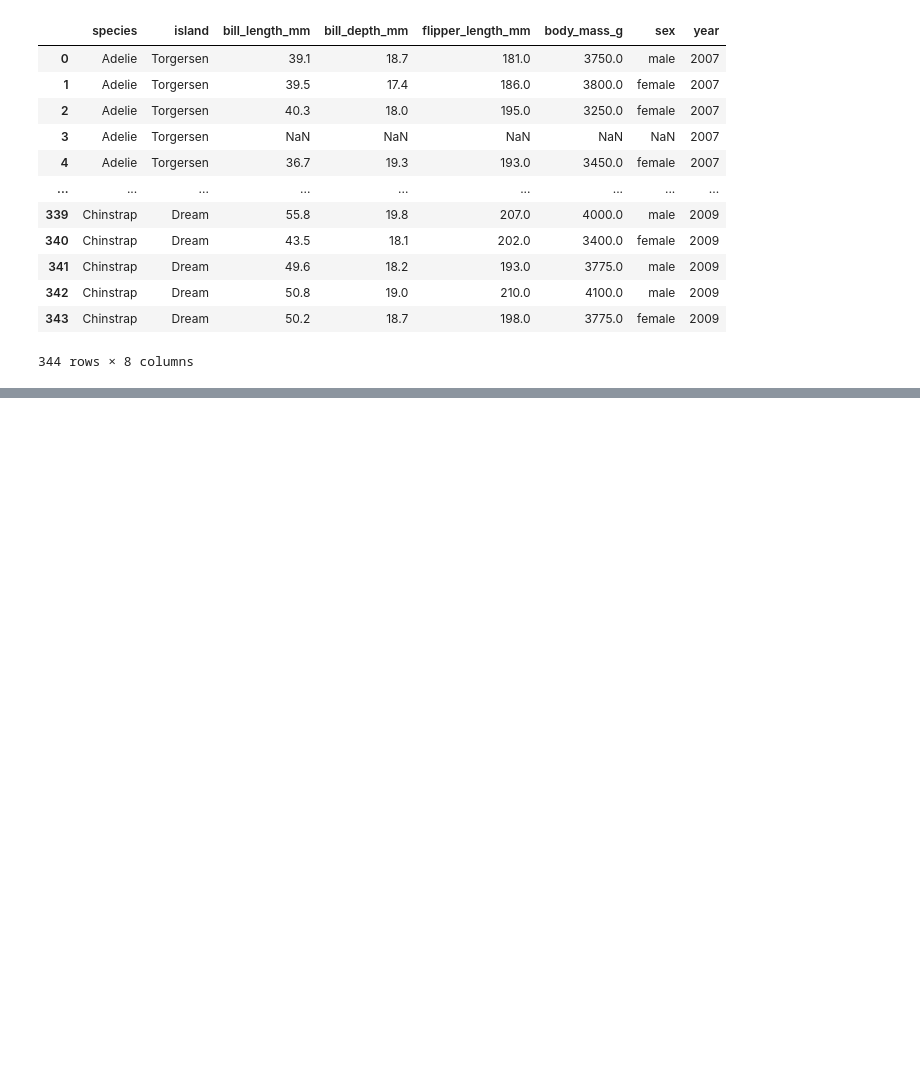
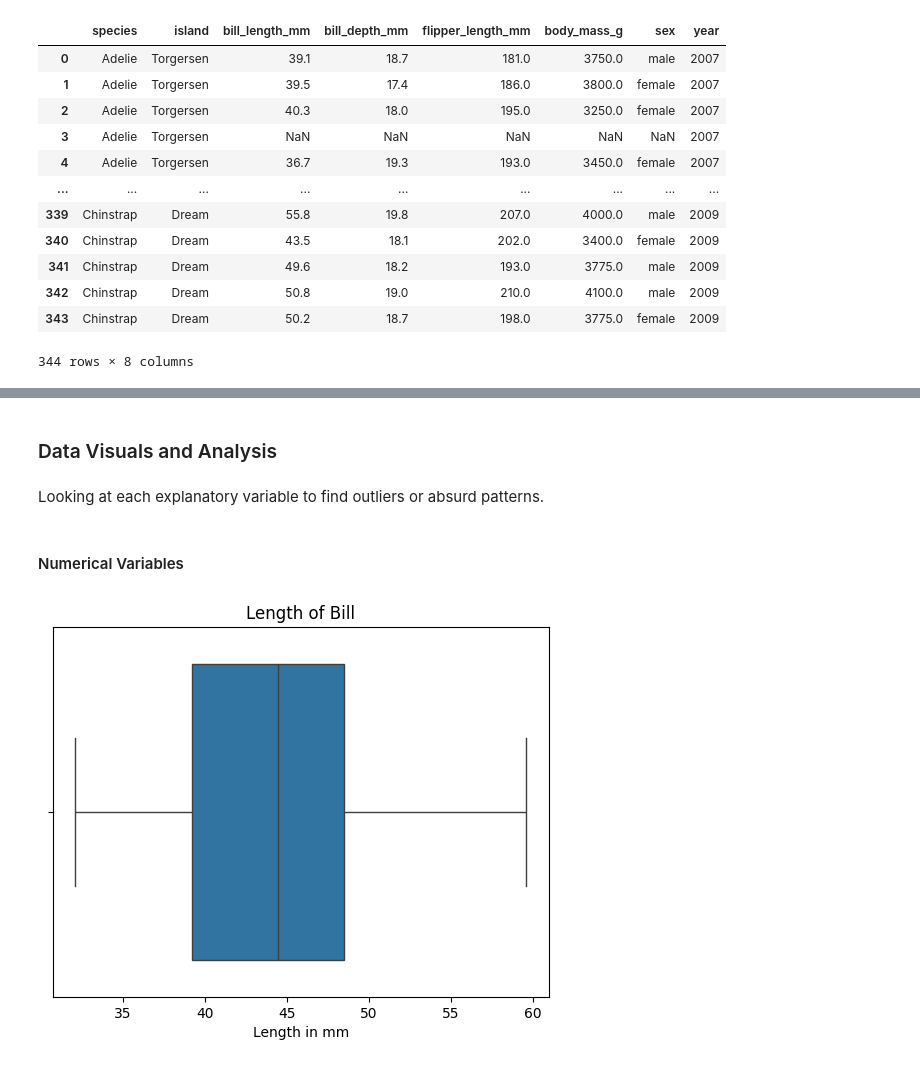
Before and after one commit to tiffanyle1302/PalmersPenguinAnalysis, a Jupyter notebook: Penguin.ipynb, the cells around one changed output, grey strips where cells are left out. Cells and saved outputs as stored; diff of their text form; code cells hidden in the pictures; blank space fills up the shorter version.

Commit message:
Data Cleaning and Visuals

```diff
--- a/Penguin.ipynb
+++ b/Penguin.ipynb
@@ -27,0 +75,13 @@ penguins.shape[0]
+# %% [markdown]
+### Data Visuals and Analysis
+# %% [markdown]
+Looking at each explanatory variable to find outliers or absurd patterns.
+# %% [markdown]
+#### Numerical Variables
+# %%
+sns.boxplot(x = penguins["bill_length_mm"])
+plt.title("Length of Bill")
+plt.xlabel("Length in mm")
+plt.show()
+# %% [output]
+[figure, added]
```
Also changed, not shown: parts of 33 cells of this notebook.
